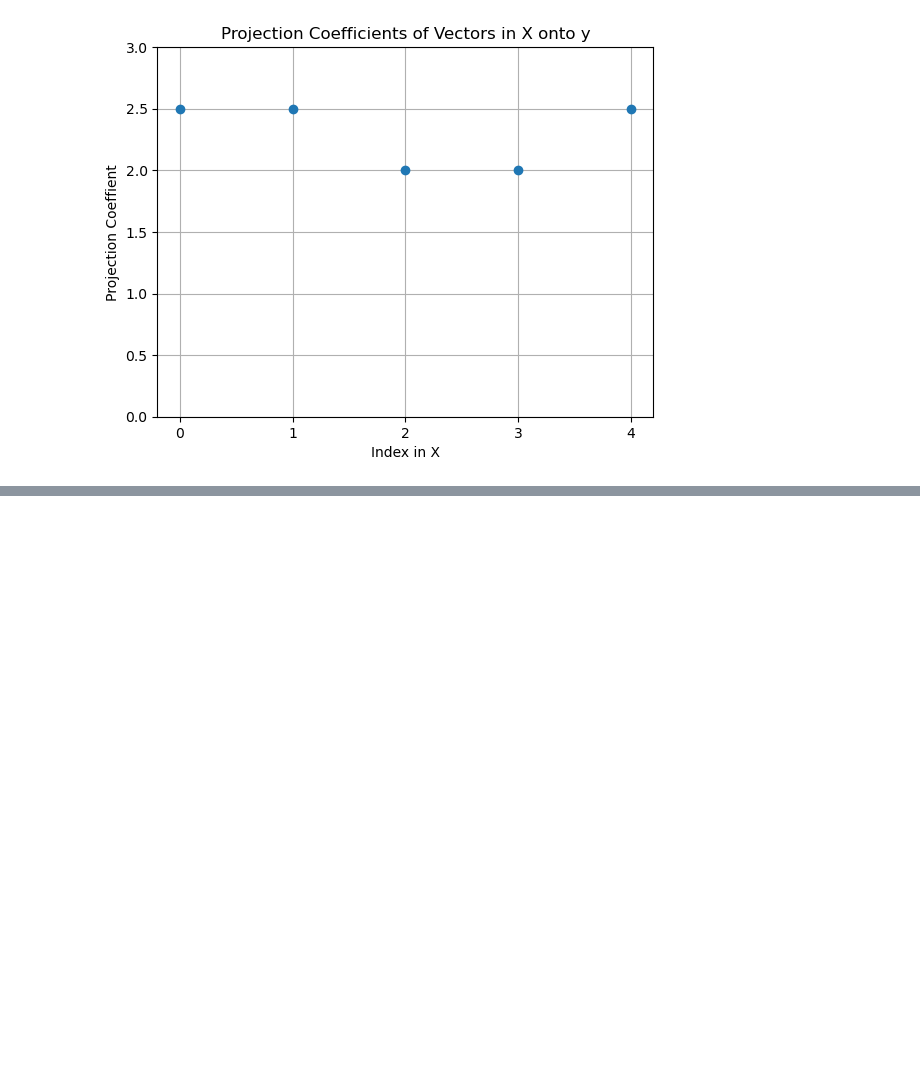
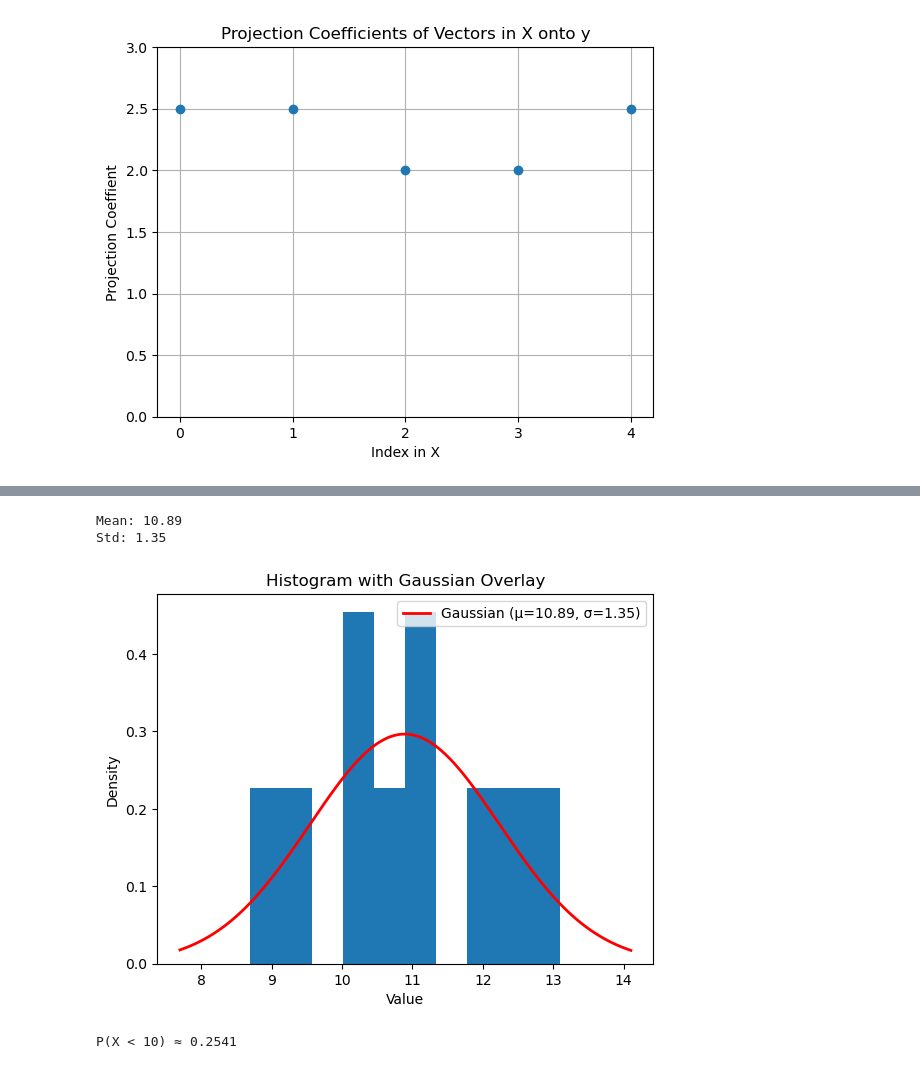
Before and after one commit to kolluashrith/Biomedical-Data-Science, a Jupyter notebook: Lab1.ipynb, the cells around one changed output, grey strips where cells are left out. Cells and saved outputs as stored; diff of their text form; code cells hidden in the pictures; blank space fills up the shorter version.

```diff
--- a/Lab1.ipynb
+++ b/Lab1.ipynb
@@ -134,0 +236,41 @@ magnitude is scientifically important
+# %%
+biomarker = np.array([8.7, 9.4, 10.1, 10.3, 10.8, 11.0, 11.2, 11.9, 12.4, 13.1])
+
+###
+# Answers
+###
+
+#1.
+sample_mean = np.mean(biomarker)
+sample_std = np.sqrt(np.var(biomarker, ddof = 1))
+print(f"Mean: {sample_mean:.2f} \nStd: {sample_std:.2f}")
+#These summarize the average value of the observed data and how much, on average, the data tends to differ from the sample average. They provide basic metrics for the observed data.
+
+#2.
+from scipy.stats import norm
+
+plt.hist(biomarker, density=True)
+x_vals = np.linspace(min(biomarker)-1, max(biomarker)+1, 200)
+plt.plot(x_vals, norm.pdf(x_vals, loc=sample_mean, scale=sample_std), 'r-', lw=2, label=f'Gaussian (μ={sample_mean}, σ={sample_std:.2f})')
+
+plt.xlabel('Value')
+plt.ylabel('Density')
+plt.legend()
+plt.title('Histogram with Gaussian Overlay')
+plt.show()
+
+#3.
+prob_below_10 = norm.cdf(10, loc=sample_mean, scale=sample_std)
+print(f"P(X < 10) ≈ {prob_below_10:.4f}")
+#The probability of a future measurement less than 10 is 0.2541.
+
+#4.
+#The Gaussian model could be useful here because we have continuous data, and a Gaussian model allows for easy calculations of cdfs to analyze probabilities of future observations. It is also a simple model, that roughly captures the shape of the histogram. On the flip side, since our data only has 10 data points, it cannot be confidently concluded that the population follows a normal distribution. There is not enough information to attribute the shape to a normal population distribution.
+
+#5.
+#The Central Limit Theorem works on the fact that random samples of any population distribution converge to a normal distribution at high enough sample sizes (n=30). Individual measurements would tend the reflect the population distribution, with increased precision as the number of measurements increase. However, the population distribution is not guaranteed to be normal, and in many cases it isn't, which is why the claim that individual measurements are Gaussian is often false. However, samples of many individual measurements tend to cluster around an average value since the sample mean itself is the average of the individual measurements. Thus, the sample means follow a normal distribution, which is what the Central Limit Theorem conveys.
+# %% [output]
+Mean: 10.89
+Std: 1.35
+[figure, added]
+P(X < 10) ≈ 0.2541
```
Also changed, not shown: parts of 12 cells of this notebook.
